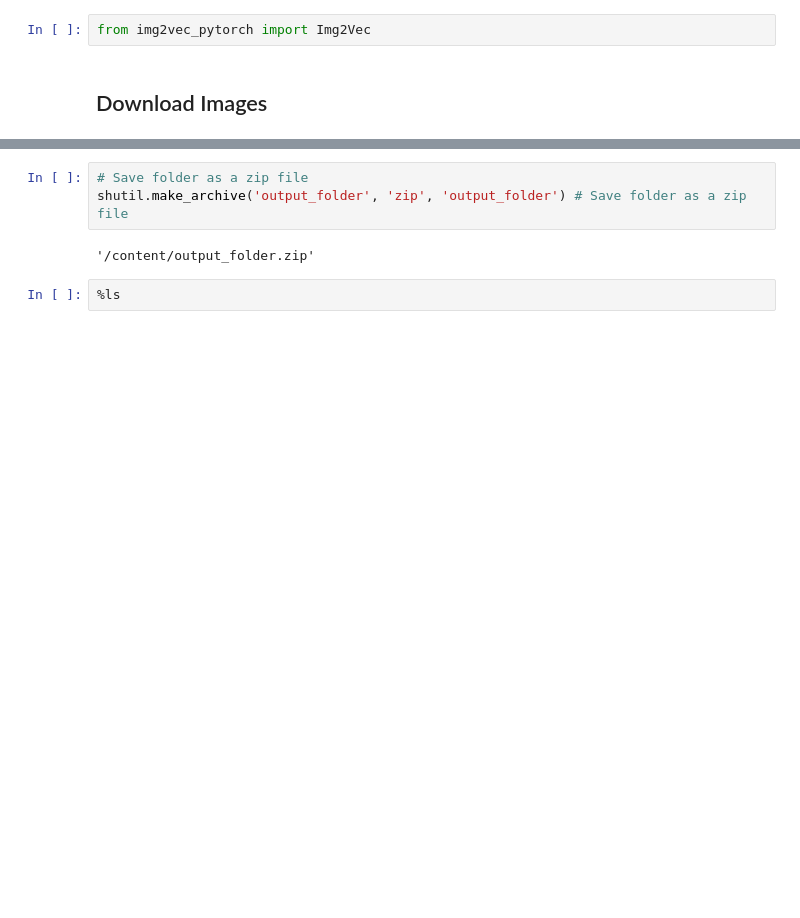
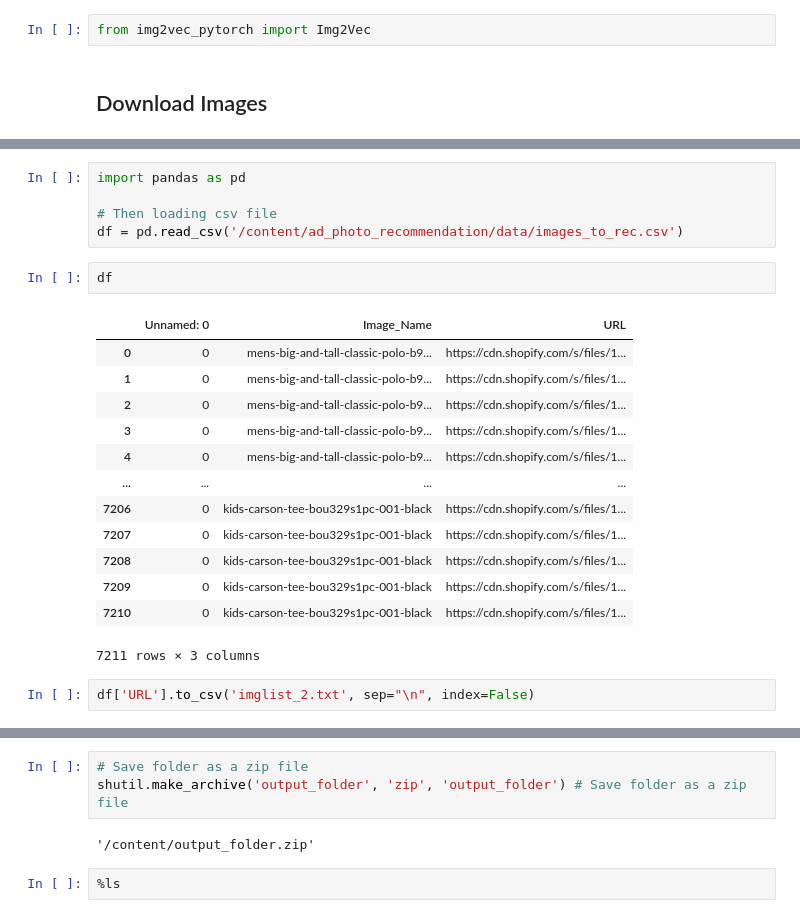
Before and after one commit to Cloblak/ad_photo_recommendation, a Jupyter notebook: Facebook_Post_RecSys_Experiments_WW.ipynb, the cells around one changed output, grey strips where cells are left out. Cells and saved outputs as stored; diff of their text form; blank space fills up the shorter version.

```diff
--- a/Facebook_Post_RecSys_Experiments_WW.ipynb
+++ b/Facebook_Post_RecSys_Experiments_WW.ipynb
@@ -59 +59,24 @@ Successfully installed GitPython-3.1.27 albumentations-1.1.0 braceexpand-0.1.7 d
+# %%
+import pandas as pd
+
+# Then loading csv file
+df = pd.read_csv('/content/ad_photo_recommendation/data/images_to_rec.csv')
+# %%
+df
+# %% [output]
+|  | Unnamed: 0 | Image_Name | URL |
+| 0 | 0 | mens-big-and-tall-classic-polo-b9... | https://cdn.shopify.com/s/files/1... |
+| 1 | 0 | mens-big-and-tall-classic-polo-b9... | https://cdn.shopify.com/s/files/1... |
+| 2 | 0 | mens-big-and-tall-classic-polo-b9... | https://cdn.shopify.com/s/files/1... |
+| 3 | 0 | mens-big-and-tall-classic-polo-b9... | https://cdn.shopify.com/s/files/1... |
+| 4 | 0 | mens-big-and-tall-classic-polo-b9... | https://cdn.shopify.com/s/files/1... |
+| ... | ... | ... | ... |
+| 7206 | 0 | kids-carson-tee-bou329s1pc-001-black | https://cdn.shopify.com/s/files/1... |
+| 7207 | 0 | kids-carson-tee-bou329s1pc-001-black | https://cdn.shopify.com/s/files/1... |
+| 7208 | 0 | kids-carson-tee-bou329s1pc-001-black | https://cdn.shopify.com/s/files/1... |
+| 7209 | 0 | kids-carson-tee-bou329s1pc-001-black | https://cdn.shopify.com/s/files/1... |
+| 7210 | 0 | kids-carson-tee-bou329s1pc-001-black | https://cdn.shopify.com/s/files/1... |
+7211 rows × 3 columns
+# %%
+df['URL'].to_csv('imglist_2.txt', sep="\n", index=False)
 # %%
```
Also changed, not shown: parts of 18 cells of this notebook.
